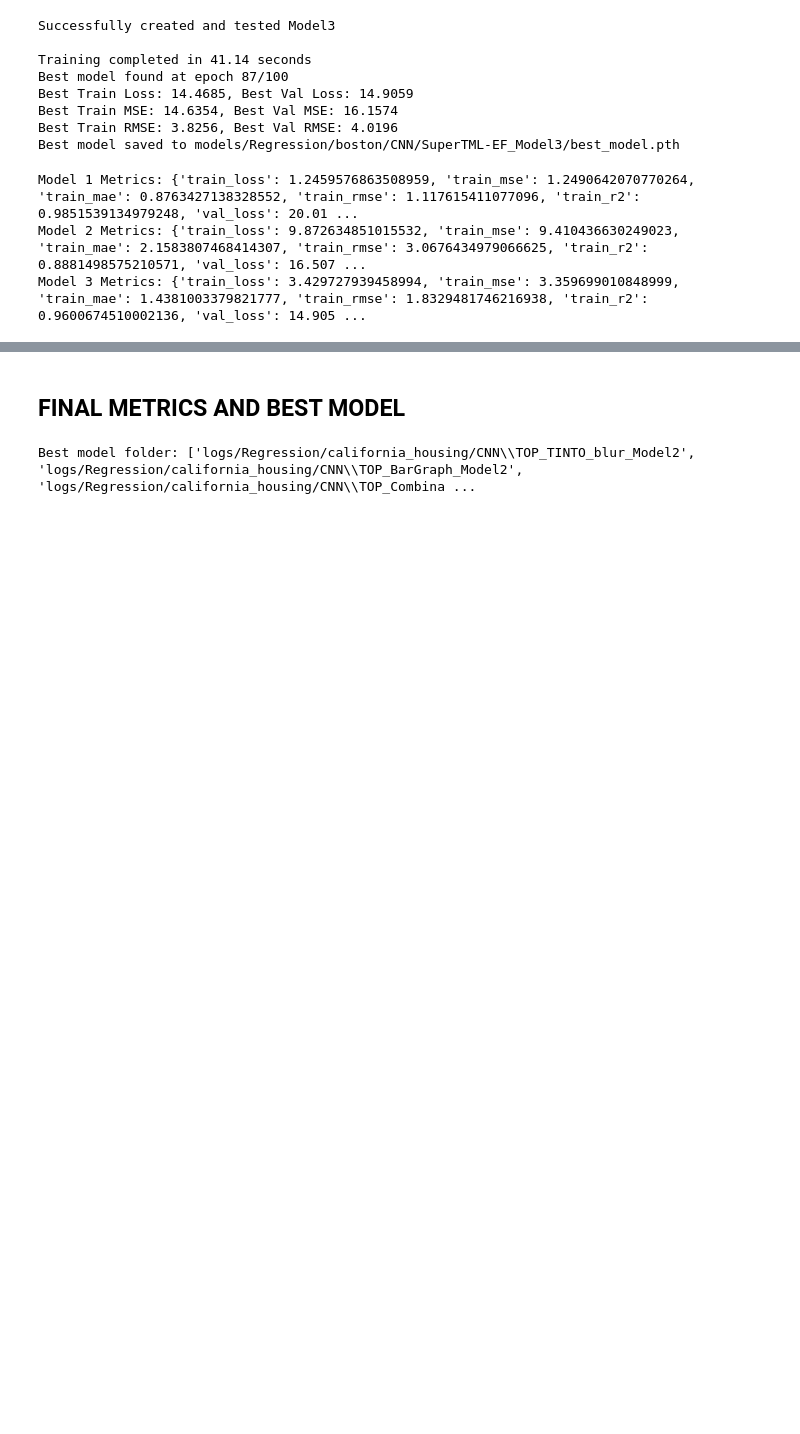
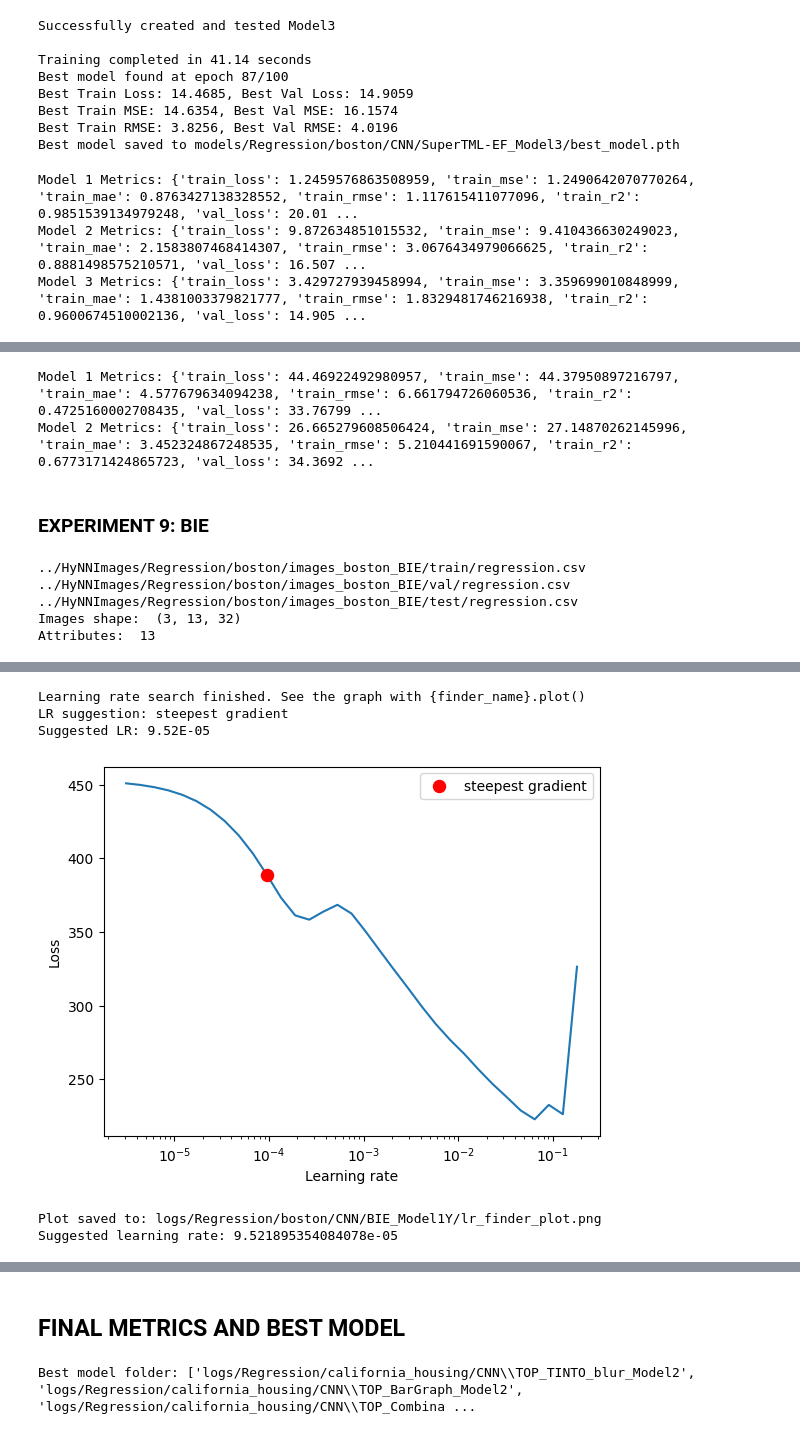
Before and after one commit to oeg-upm/TINTOlib, a Jupyter notebook: TINTOlib_testing.ipynb, the cells around one changed output, grey strips where cells are left out. Drawn from its saved outputs; the diff is of its cells as text; code cells hidden in the pictures; blank space fills up the shorter version.

```diff
--- a/TINTOlib_testing.ipynb
+++ b/TINTOlib_testing.ipynb
@@ -2126,0 +2236,32 @@ if model3_metrics:
+# %%
+# Print comparison of metrics only for models that ran successfully
+if model1_metrics:
+    print("Model 1 Metrics:", model1_metrics)  # Print metrics for Model1 if available
+if model2_metrics:
+    print("Model 2 Metrics:", model2_metrics)  # Print metrics for Model2 if available
+if model3_metrics:
+    print("Model 3 Metrics:", model3_metrics)  # Print metrics for Model3 if available
+# %% [output]
+Model 1 Metrics: {'train_loss': 44.46922492980957, 'train_mse': 44.37950897216797, 'train_mae': 4.577679634094238, 'train_rmse': 6.661794726060536, 'train_r2': 0.4725160002708435, 'val_loss': 33.76799 ...
+Model 2 Metrics: {'train_loss': 26.665279608506424, 'train_mse': 27.14870262145996, 'train_mae': 3.452324867248535, 'train_rmse': 5.210441691590067, 'train_r2': 0.6773171424865723, 'val_loss': 34.3692 ...
+# %% [markdown]
+### EXPERIMENT 9: BIE
+# %%
+#Select the model and the parameters
+problem_type = "regression"
+image_model = BIE(problem = problem_type)
+name = f"BIE"
+
+#Define the dataset path and the folder where the images will be saved
+images_folder = f"../HyNNImages/Regression/{dataset_name}/images_{dataset_name}_{name}"
+# %%
+train_loader, val_loader, test_loader, attributes, imgs_shape  = load_and_preprocess_data(images_folder, image_model, problem_type, batch_size=batch_size)
+# %% [output]
+../HyNNImages/Regression/boston/images_boston_BIE/train/regression.csv
+../HyNNImages/Regression/boston/images_boston_BIE/val/regression.csv
+../HyNNImages/Regression/boston/images_boston_BIE/test/regression.csv
+Images shape:  (3, 13, 32)
+Attributes:  13
+# %%
+lr = run_lr_finder(Model1, attributes, imgs_shape, dataset_name, f"{name}_Model1Y", train_loader, val_loader, num_iter=num_epochs)
+# %% [output]
@@ -2126,0 +2269,6 @@ if model3_metrics:
+Learning rate search finished. See the graph with {finder_name}.plot()
+LR suggestion: steepest gradient
+Suggested LR: 9.52E-05
+[figure, added]
+Plot saved to: logs/Regression/boston/CNN/BIE_Model1Y/lr_finder_plot.png
+Suggested learning rate: 9.521895354084078e-05
```
Also changed, not shown: parts of 16 cells of this notebook.
